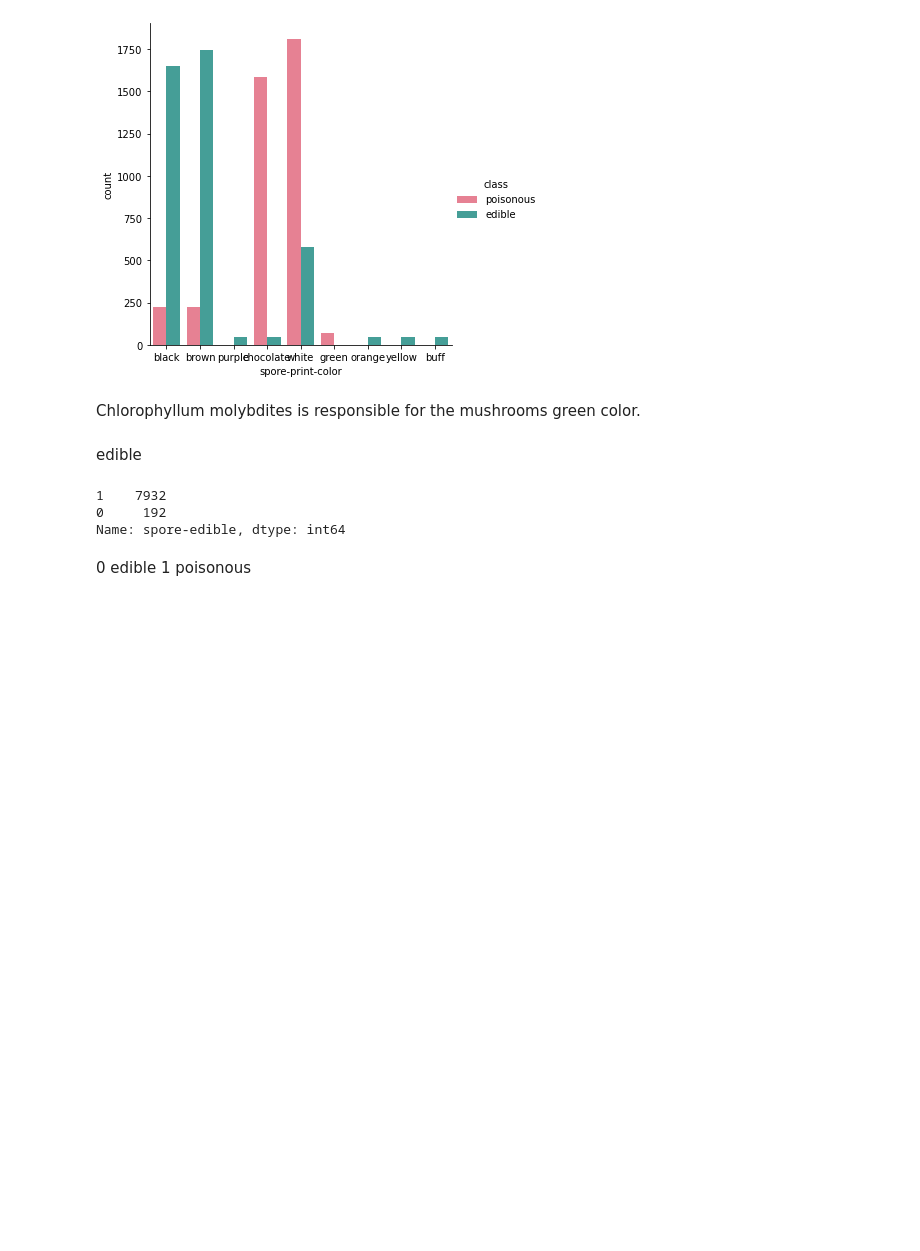
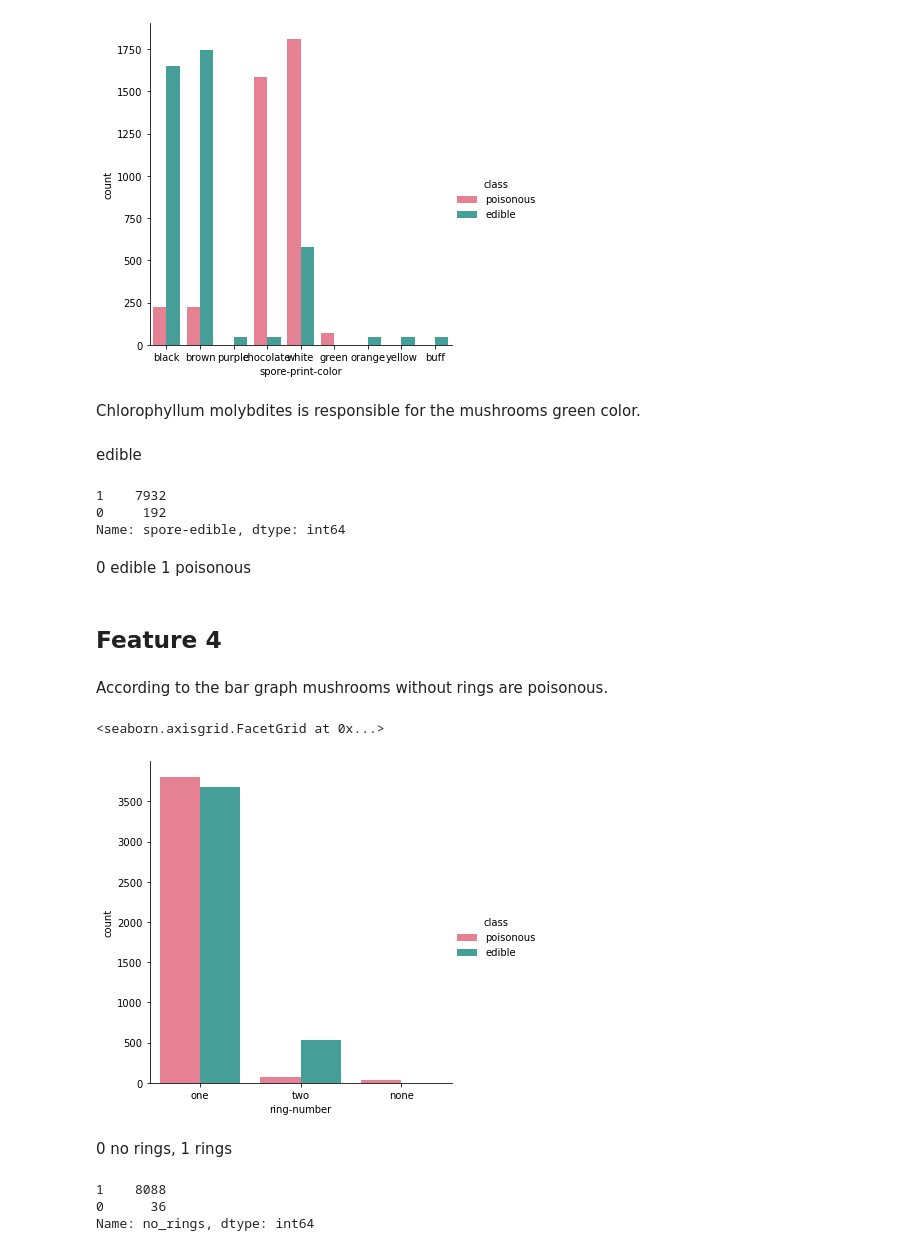
Before and after one commit to raizelistaken/Classification_project3, a Jupyter notebook: Wed.ipynb, the cells around one changed output. Drawn from its saved outputs; the diff is of its cells as text; code cells hidden in the pictures; blank space fills up the shorter version.

```diff
--- a/Wed.ipynb
+++ b/Wed.ipynb
@@ -408,3 +408,12 @@ df['spore-edible'].value_counts()
 Name: spore-edible, dtype: int64
 # %% [markdown]
 0 edible 1 poisonous
+# %% [markdown]
+## Feature 4
+# %% [markdown]
+According to the bar graph mushrooms without rings are poisonous.
+# %%
+sns.catplot(x='ring-number', hue="class", kind='count', data=df, palette = 'husl')
+# %% [output]
+<seaborn.axisgrid.FacetGrid at 0x...>
+[figure, added]
@@ -410,0 +422,8 @@ Name: spore-edible, dtype: int64
+# %% [markdown]
+0 no rings, 1 rings
+# %%
+df['no_rings'].value_counts()
+# %% [output]
+1    8088
+0      36
+Name: no_rings, dtype: int64
```
Also changed, not shown: parts of 1 cell of this notebook.
